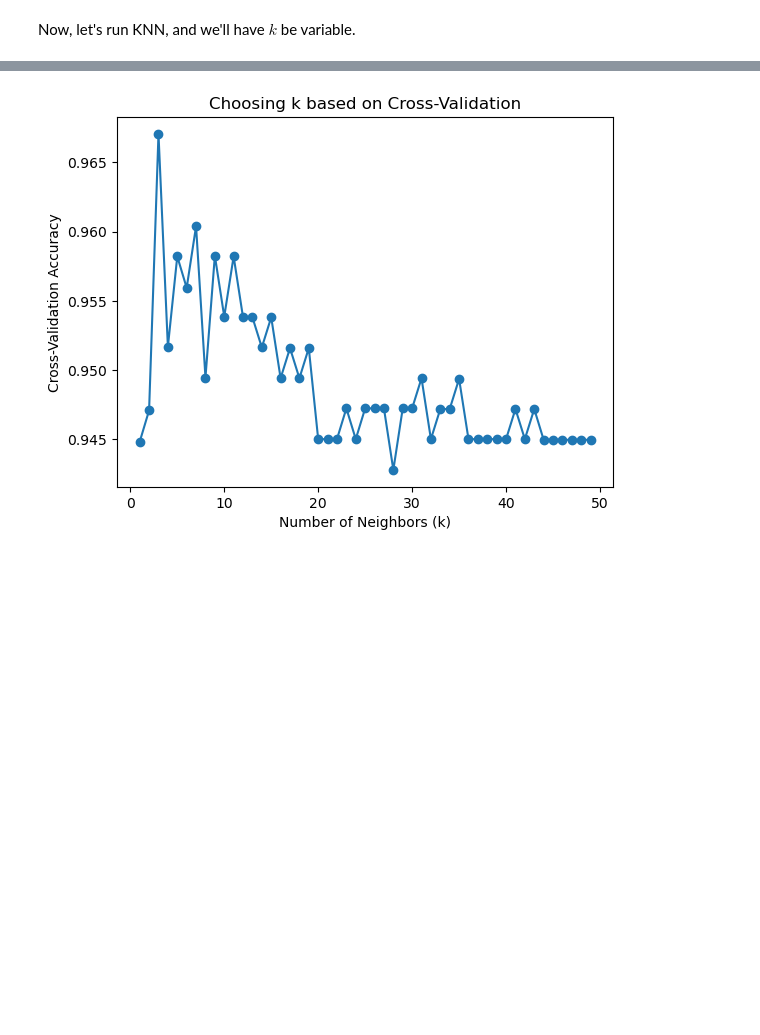
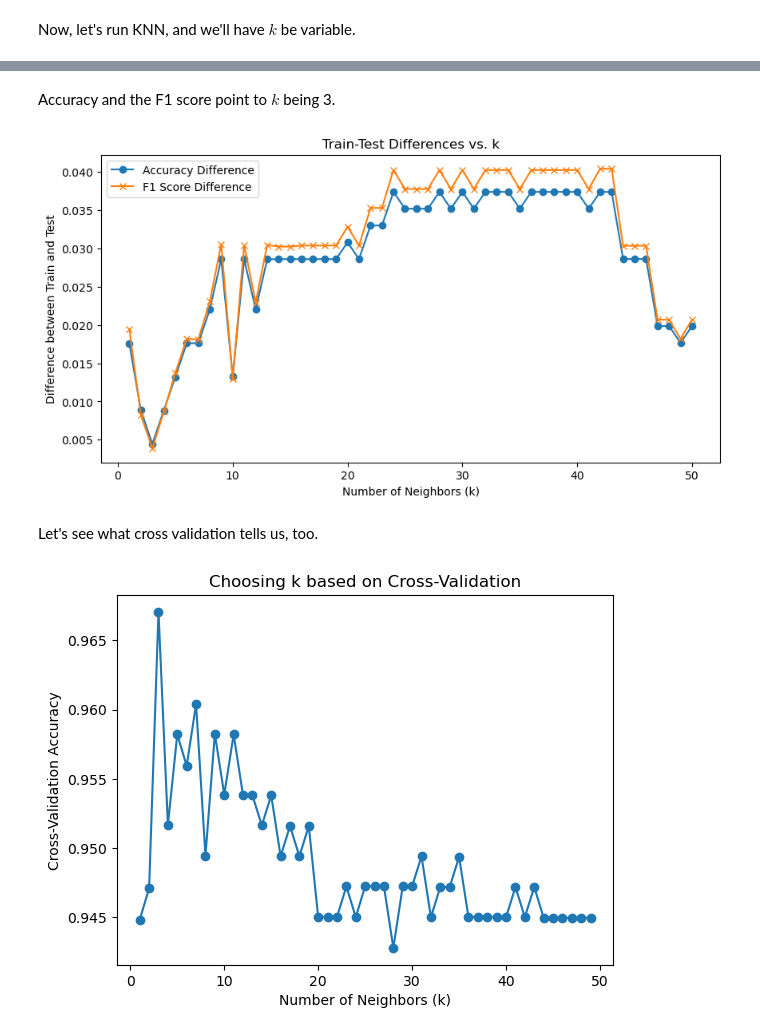
Before and after one commit to add0794/knn-breast-cancer-prediction, a Jupyter notebook: main.ipynb, the cells around one changed output, grey strips where cells are left out. Cells and saved outputs as stored; diff of their text form; code cells hidden in the pictures; blank space fills up the shorter version.

```diff
--- a/main.ipynb
+++ b/main.ipynb
@@ -178,0 +205,17 @@ Now, let's run KNN, and we'll have $k$ be variable.
+# %%
+# After you get your scores from the accuracy_knn function:
+train_accuracy_scores, test_accuracy_scores = accuracy_knn(X_train, X_test, y_train, y_test)
+
+# To find best k and show both scores
+for k in range(len(test_accuracy_scores)):
+    print(f"k={k+1}: Train F1={train_accuracy_scores[k]:.4f}, Test F1={test_accuracy_scores[k]:.4f}, "
+          f"Difference={abs(train_accuracy_scores[k] - test_accuracy_scores[k]):.4f}")
+
+# Find k with smallest difference and high scores
+accuracy_differences = [abs(train - test) for train, test in zip(train_accuracy_scores, test_accuracy_scores)]
+best_k = accuracy_differences.index(min(accuracy_differences)) + 1
+
+print(f"\nBest k value (smallest difference): {best_k}")
+print(f"Train accuracy: {train_accuracy_scores[best_k-1]:.4f}")
+print(f"Test accuracy: {test_accuracy_scores[best_k-1]:.4f}")
+print(f"Difference: {accuracy_differences[best_k-1]:.4f}")
@@ -178,0 +264,17 @@ Now, let's run KNN, and we'll have $k$ be variable.
+# %%
+# After you get your scores from the f1_knn function:
+train_f1_scores, test_f1_scores = f1_knn(X_train, X_test, y_train, y_test)
+
+# To find best k and show both scores
+for k in range(len(test_f1_scores)):
+    print(f"k={k+1}: Train F1={train_f1_scores[k]:.4f}, Test F1={test_f1_scores[k]:.4f}, "
+          f"Difference={abs(train_f1_scores[k] - test_f1_scores[k]):.4f}")
+
+# Find k with smallest difference and high scores
+f1_differences = [abs(train - test) for train, test in zip(train_f1_scores, test_f1_scores)]
+best_k = f1_differences.index(min(f1_differences)) + 1
+
+print(f"\nBest k value (smallest difference): {best_k}")
+print(f"Train F1 score: {train_f1_scores[best_k-1]:.4f}")
+print(f"Test F1 score: {test_f1_scores[best_k-1]:.4f}")
+print(f"Difference: {f1_differences[best_k-1]:.4f}")
@@ -179,3 +299,20 @@ Now, let's run KNN, and we'll have $k$ be variable.
+# %% [markdown]
+Accuracy and the F1 score point to $k$ being 3.
+# %%
+# Plot the differences
+plt.figure(figsize=(10, 5))
+k_values = range(1, len(accuracy_differences) + 1)
+plt.plot(k_values, accuracy_differences, label='Accuracy Difference', marker='o')
+plt.plot(k_values, f1_differences, label='F1 Score Difference', marker='x')
+plt.xlabel('Number of Neighbors (k)')
+plt.ylabel('Difference between Train and Test')
+plt.title('Train-Test Differences vs. k')
+plt.legend()
+plt.show()
+# %% [output]
+[figure, added]
+# %% [markdown]
+Let's see what cross validation tells us, too.
 # %%
 # Range of k values to test
 k_values = range(1, 50)
```
Also changed, not shown: parts of 20 cells of this notebook.
